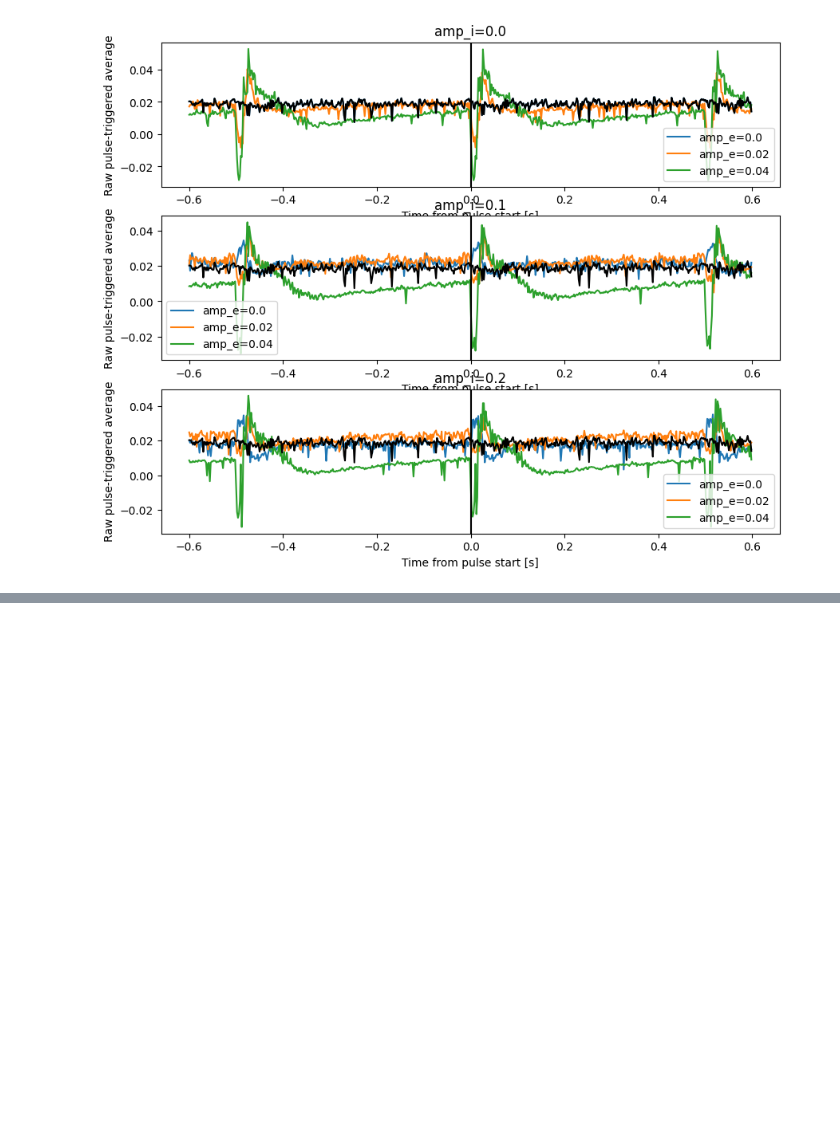
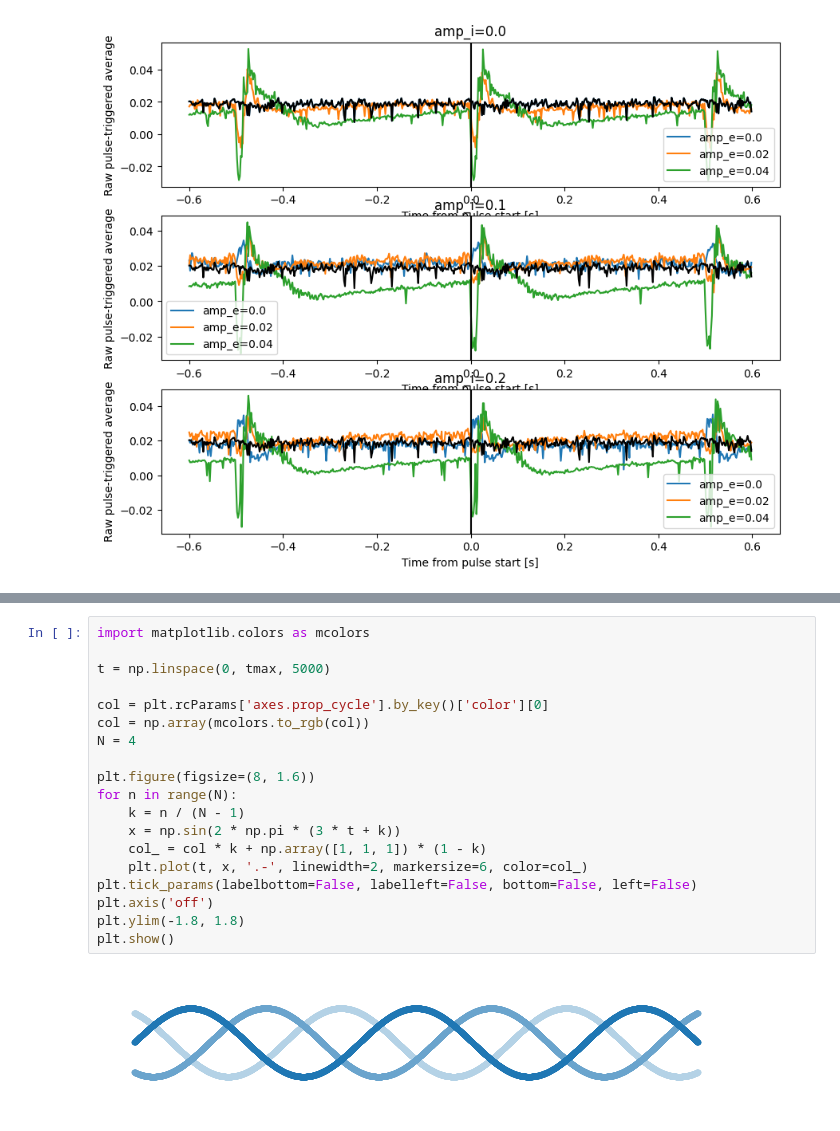
Before and after one commit to niknovikov19/A1-OUinp, a Jupyter notebook: dev_scratch/misc.ipynb, the cells around one changed output, grey strips where cells are left out. Saved outputs shown, nothing was run; the diff lists cells and outputs as text; blank space fills up the shorter version.

```diff
--- a/dev_scratch/misc.ipynb
+++ b/dev_scratch/misc.ipynb
@@ -268,0 +287,21 @@ for n2 in range(3):
+# %%
+import matplotlib.colors as mcolors
+
+t = np.linspace(0, tmax, 5000)
+
+col = plt.rcParams['axes.prop_cycle'].by_key()['color'][0]
+col = np.array(mcolors.to_rgb(col))
+N = 4
+
+plt.figure(figsize=(8, 1.6))
+for n in range(N):
+    k = n / (N - 1)
+    x = np.sin(2 * np.pi * (3 * t + k))
+    col_ = col * k + np.array([1, 1, 1]) * (1 - k)
+    plt.plot(t, x, '.-', linewidth=2, markersize=6, color=col_)
+plt.tick_params(labelbottom=False, labelleft=False, bottom=False, left=False)
+plt.axis('off')
+plt.ylim(-1.8, 1.8)
+plt.show()
+# %% [output]
+[figure, added]
```
Also changed, not shown: parts of 1 cell of this notebook, 3 other files.
